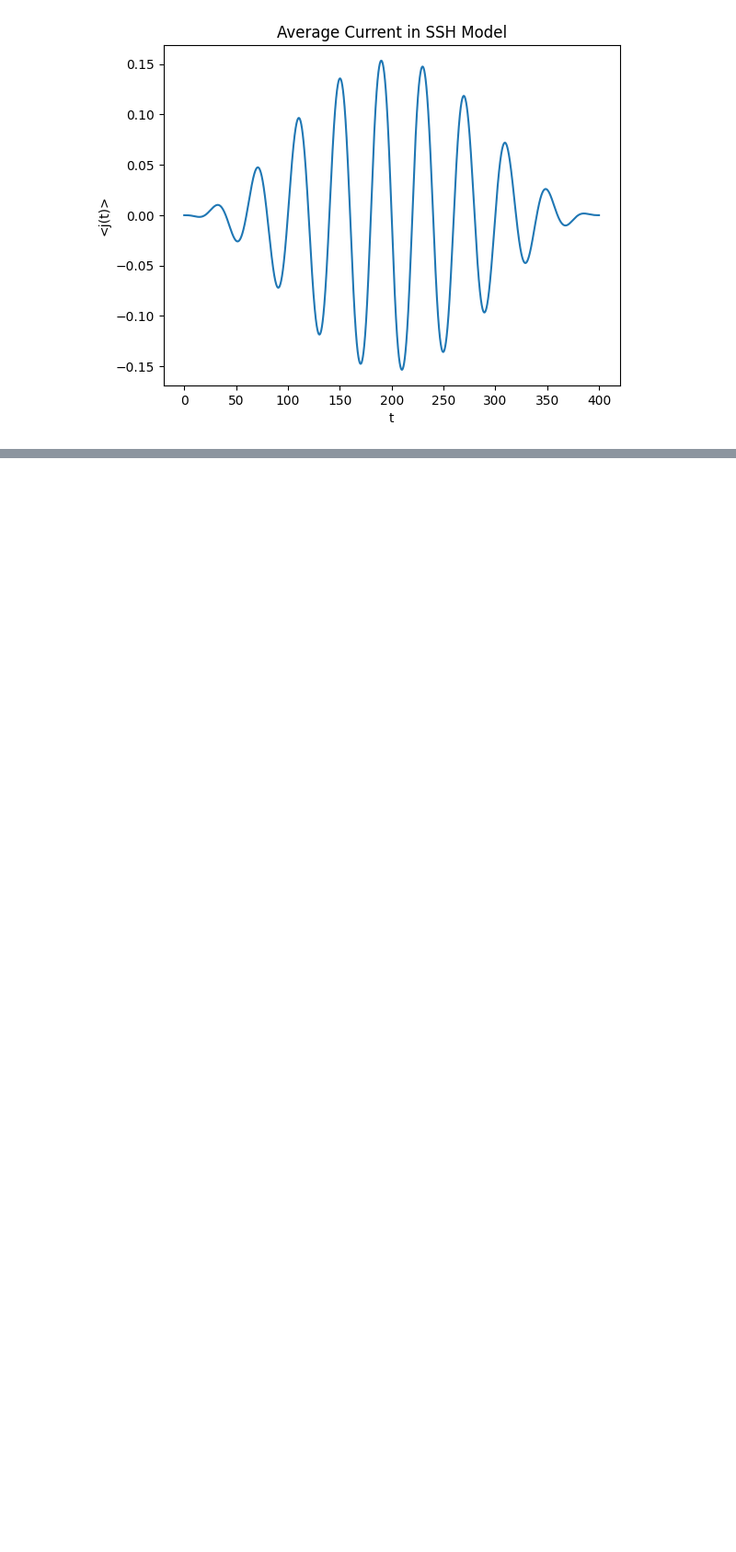
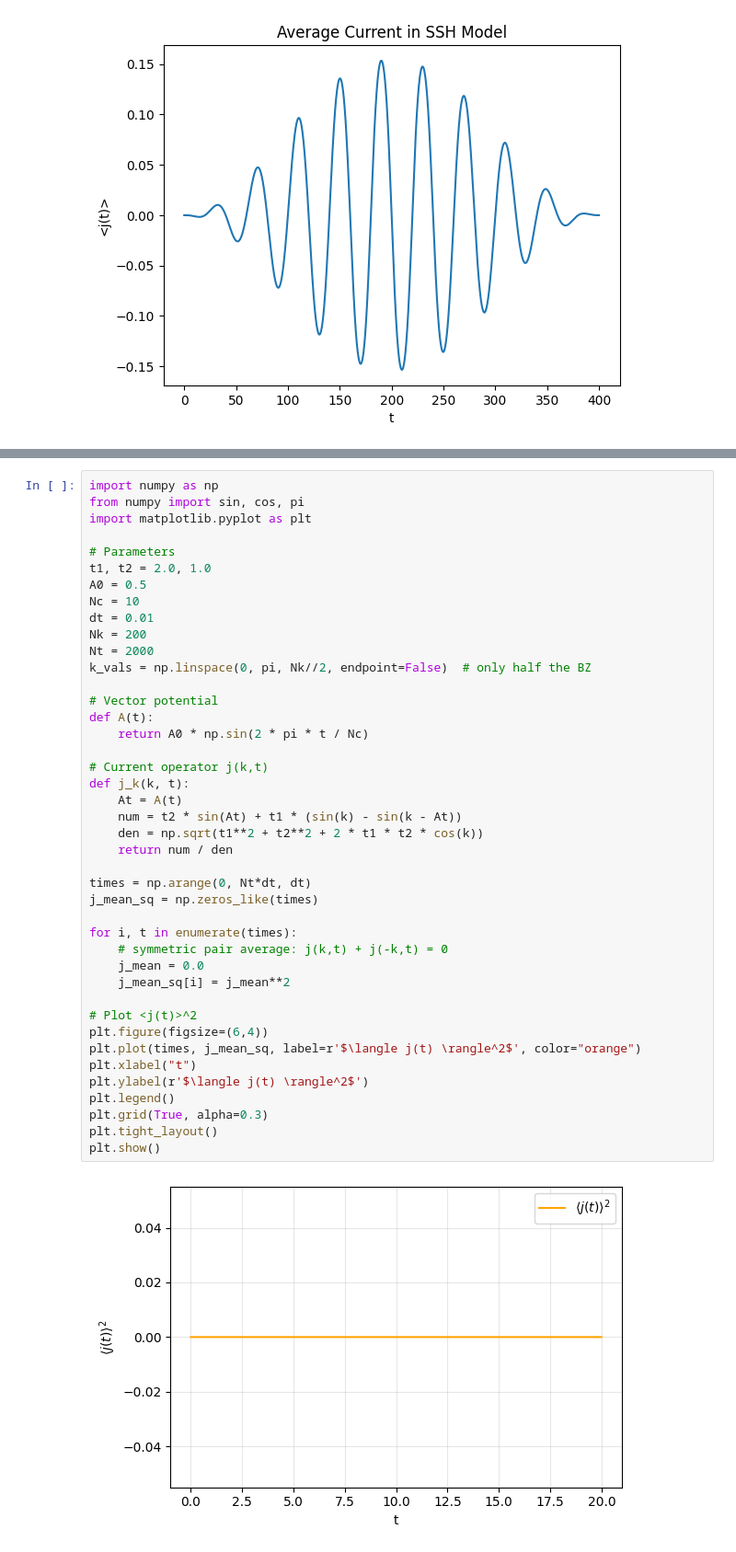
Before and after one commit to ALESSANDRIAZ/UTS_code.examples, a Jupyter notebook: Average Current.ipynb, the cells around one changed output, grey strips where cells are left out. Shown at 92% size. Cells and saved outputs as stored; diff of their text form; blank space fills up the shorter version.

```diff
--- a/Average Current.ipynb
+++ b/Average Current.ipynb
@@ -86,0 +170,44 @@ plt.show()
+# %%
+import numpy as np
+from numpy import sin, cos, pi
+import matplotlib.pyplot as plt
+
+# Parameters
+t1, t2 = 2.0, 1.0
+A0 = 0.5
+Nc = 10
+dt = 0.01
+Nk = 200
+Nt = 2000
+k_vals = np.linspace(0, pi, Nk//2, endpoint=False)  # only half the BZ
+
+# Vector potential
+def A(t):
+    return A0 * np.sin(2 * pi * t / Nc)
+
+# Current operator j(k,t)
+def j_k(k, t):
+    At = A(t)
+    num = t2 * sin(At) + t1 * (sin(k) - sin(k - At))
+    den = np.sqrt(t1**2 + t2**2 + 2 * t1 * t2 * cos(k))
+    return num / den
+
+times = np.arange(0, Nt*dt, dt)
+j_mean_sq = np.zeros_like(times)
+
+for i, t in enumerate(times):
+    # symmetric pair average: j(k,t) + j(-k,t) = 0
+    j_mean = 0.0
+    j_mean_sq[i] = j_mean**2
+
+# Plot <j(t)>^2
+plt.figure(figsize=(6,4))
+plt.plot(times, j_mean_sq, label=r'$\langle j(t) \rangle^2$', color="orange")
+plt.xlabel("t")
+plt.ylabel(r'$\langle j(t) \rangle^2$')
+plt.legend()
+plt.grid(True, alpha=0.3)
+plt.tight_layout()
+plt.show()
+# %% [output]
+[figure, added]
```
Also changed, not shown: parts of 1 cell of this notebook.
